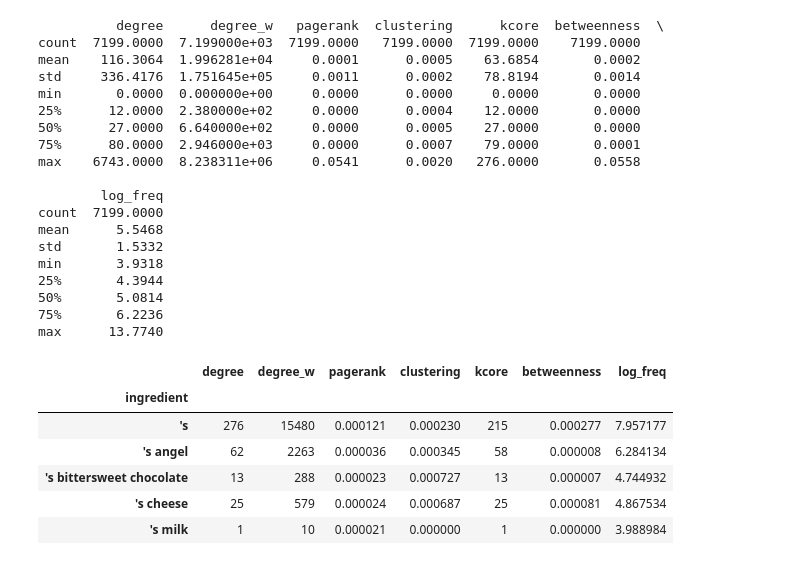
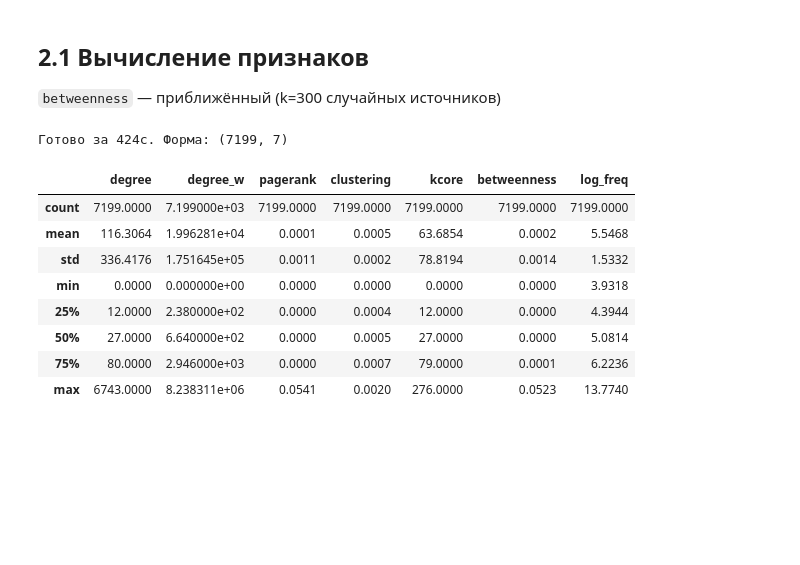
Before and after one commit to Valeriia-Reznik-Dev/recipe-ingredient-graphs-2026, a Jupyter notebook: 02_feature_engineering.ipynb, the cells around one changed output. Saved outputs shown, nothing was run; the diff lists cells and outputs as text; code cells hidden in the pictures; blank space fills up the shorter version.

```diff
--- a/02_feature_engineering.ipynb
+++ b/02_feature_engineering.ipynb
@@ -15,5 +16,5 @@ For each ingredient (node of graph I) we build a **feature vector** composed of
 # %%
-import json, pickle, warnings, time
+import time
 from pathlib import Path
 
 import numpy as np
@@ -22,10 +23,16 @@ import networkx as nx
 import matplotlib.pyplot as plt
 from sklearn.preprocessing import StandardScaler
 from sklearn.decomposition import PCA
-from tqdm.notebook import tqdm
 
-warnings.filterwarnings('ignore')
+from ingredient_ru import ru
 
 OUT = Path('output_graphs')
-print('Imports OK')
+SEED = 42
+
+# Загружаем граф и частоты из этапа 1
+I = nx.read_graphml(OUT / 'ingredient_graph.graphml')
+_freq_df = pd.read_csv(OUT / 'ingredient_freq.csv')
+ing_freq = dict(zip(_freq_df['ingredient'], _freq_df['freq']))
+nodes = sorted(I.nodes())
+print(f'Загружен граф I: {I.number_of_nodes():,} узлов, {I.number_of_edges():,} рёбер')
 # %% [output]
@@ -35,10 +39,0 @@ Imports OK
-# %%
-print('Loading graph I...')
-I = nx.read_graphml(OUT / 'ingredient_graph.graphml')
-
-ing_freq_df = pd.read_csv(OUT / 'ingredient_freq.csv')
-ing_freq    = dict(zip(ing_freq_df['ingredient'], ing_freq_df['freq']))
-
-nodes = sorted(I.nodes())
-print(f'Graph I: {I.number_of_nodes():,} nodes, {I.number_of_edges():,} edges')
-print(f'Sample nodes: {nodes[:5]}')
@@ -84,41 +40,35 @@ Done in 385.7s
+# %% [markdown]
+## 2.1 Вычисление признаков
+
+`betweenness` — приближённый (k=300 случайных источников)
 # %%
+t0 = time.time()
+
+pagerank    = nx.pagerank(I, weight='weight', alpha=0.85)
+clustering  = nx.clustering(I, weight='weight')
+kcore       = nx.core_number(I)
+betweenness = nx.betweenness_centrality(I, k=300, normalized=True, weight='weight', seed=SEED)
+
 feat_df = pd.DataFrame(index=nodes)
 feat_df.index.name = 'ingredient'
-
-feat_df['degree']      = feat_df.index.map(degree_uw)
-feat_df['degree_w']    = feat_df.index.map(degree)
+feat_df['degree']      = [I.degree(n) for n in nodes]
+feat_df['degree_w']    = [I.degree(n, weight='weight') for n in nodes]
 feat_df['pagerank']    = feat_df.index.map(pagerank)
 feat_df['clustering']  = feat_df.index.map(clustering)
 feat_df['kcore']       = feat_df.index.map(kcore)
 feat_df['betweenness'] = feat_df.index.map(betweenness)
 feat_df['log_freq']    = feat_df.index.map(lambda n: np.log1p(ing_freq.get(n, 0)))
 
-print(feat_df.describe().round(4))
-feat_df.head()
+print(f'Готово за {time.time()-t0:.0f}с. Форма: {feat_df.shape}')
+display(feat_df.describe().round(4))
 # %% [output]
-          degree      degree_w   pagerank  clustering      kcore  betweenness  \
-count  7199.0000  7.199000e+03  7199.0000   7199.0000  7199.0000    7199.0000
-mean    116.3064  1.996281e+04     0.0001      0.0005    63.6854       0.0002
-std     336.4176  1.751645e+05     0.0011      0.0002    78.8194       0.0014
-min       0.0000  0.000000e+00     0.0000      0.0000     0.0000       0.0000
-25%      12.0000  2.380000e+02     0.0000      0.0004    12.0000       0.0000
-50%      27.0000  6.640000e+02     0.0000      0.0005    27.0000       0.0000
-75%      80.0000  2.946000e+03     0.0000      0.0007    79.0000       0.0001
-max    6743.0000  8.238311e+06     0.0541      0.0020   276.0000       0.0558
-
-        log_freq
-count  7199.0000
-mean      5.5468
-std       1.5332
-min       3.9318
-25%       4.3944
-50%       5.0814
-75%       6.2236
-max      13.7740
+Готово за 424с. Форма: (7199, 7)
 |  | degree | degree_w | pagerank | clustering | kcore | betweenness | log_freq |
-| ingredient |  |  |  |  |  |  |  |
-| 's | 276 | 15480 | 0.000121 | 0.000230 | 215 | 0.000277 | 7.957177 |
-| 's angel | 62 | 2263 | 0.000036 | 0.000345 | 58 | 0.000008 | 6.284134 |
-| 's bittersweet chocolate | 13 | 288 | 0.000023 | 0.000727 | 13 | 0.000007 | 4.744932 |
-| 's cheese | 25 | 579 | 0.000024 | 0.000687 | 25 | 0.000081 | 4.867534 |
-| 's milk | 1 | 10 | 0.000021 | 0.000000 | 1 | 0.000000 | 3.988984 |
+| count | 7199.0000 | 7.199000e+03 | 7199.0000 | 7199.0000 | 7199.0000 | 7199.0000 | 7199.0000 |
+| mean | 116.3064 | 1.996281e+04 | 0.0001 | 0.0005 | 63.6854 | 0.0002 | 5.5468 |
+| std | 336.4176 | 1.751645e+05 | 0.0011 | 0.0002 | 78.8194 | 0.0014 | 1.5332 |
+| min | 0.0000 | 0.000000e+00 | 0.0000 | 0.0000 | 0.0000 | 0.0000 | 3.9318 |
+| 25% | 12.0000 | 2.380000e+02 | 0.0000 | 0.0004 | 12.0000 | 0.0000 | 4.3944 |
+| 50% | 27.0000 | 6.640000e+02 | 0.0000 | 0.0005 | 27.0000 | 0.0000 | 5.0814 |
+| 75% | 80.0000 | 2.946000e+03 | 0.0000 | 0.0007 | 79.0000 | 0.0001 | 6.2236 |
+| max | 6743.0000 | 8.238311e+06 | 0.0541 | 0.0020 | 276.0000 | 0.0523 | 13.7740 |
```
Also changed, not shown: parts of 26 cells of this notebook, 33 other files.
